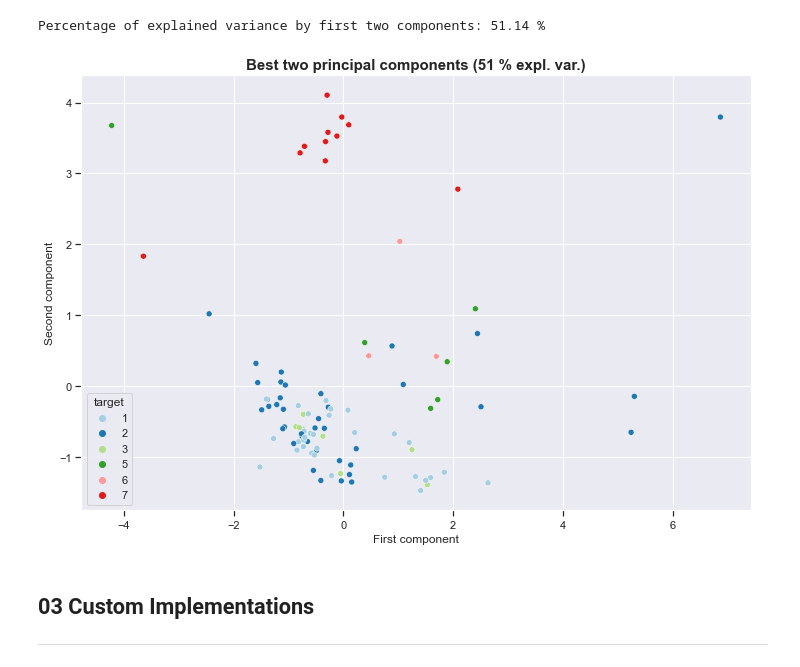
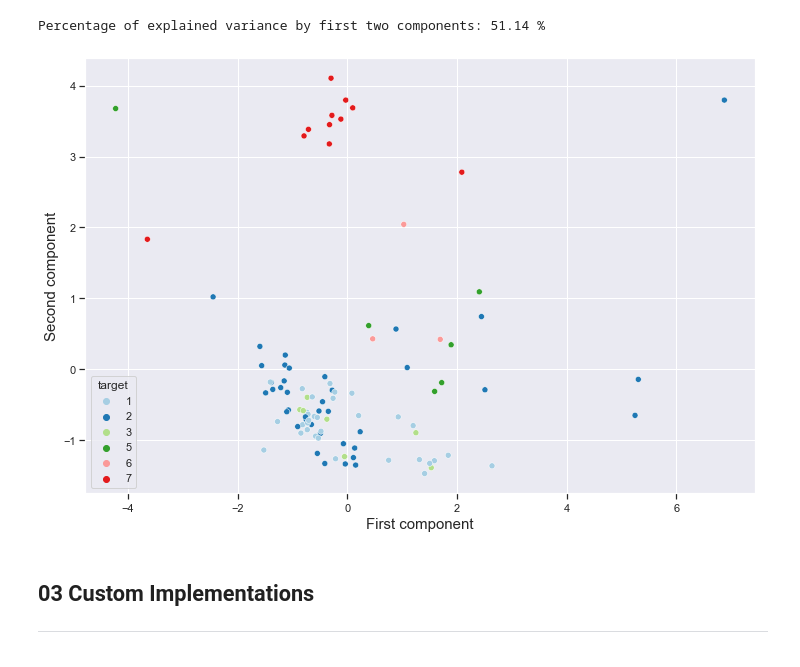
Before and after one commit to mikasenghaas/glass-forensic-analysis, a Jupyter notebook: src/main.ipynb, the cells around one changed output. Drawn from its saved outputs; the diff is of its cells as text; code cells hidden in the pictures.

```diff
--- a/src/main.ipynb
+++ b/src/main.ipynb
@@ -358,17 +373,16 @@ Percentage of explained variance by first two components: 51.14 %
 # %%
 train_pca_adj = train_pca.copy()
 train_pca_adj['target'] = y
 
 fig, ax = plt.subplots(figsize=(12, 8))
 sns.scatterplot(data=train_pca_adj, x=0, y=1, ax=ax, hue='target', palette=sns.color_palette("Paired", n_colors=6));
 
-ax.set_title('Best two principal components (51 % expl. var.)', fontsize=15, weight='bold')
-ax.set_xlabel('First component')
-ax.set_ylabel('Second component')
+ax.set_xlabel('First component', size=15)
+ax.set_ylabel('Second component', size = 15)
 
 fig.savefig(f"{PATH_TO['data']['figures']}/pca_best2_scatter.jpg")
 # %% [output]
-[figure, old version]
+[figure, new version]
 # %% [markdown]
 ## 03 Custom Implementations
 ---
```
Also changed, not shown: parts of 4 cells of this notebook, 2 other files.
